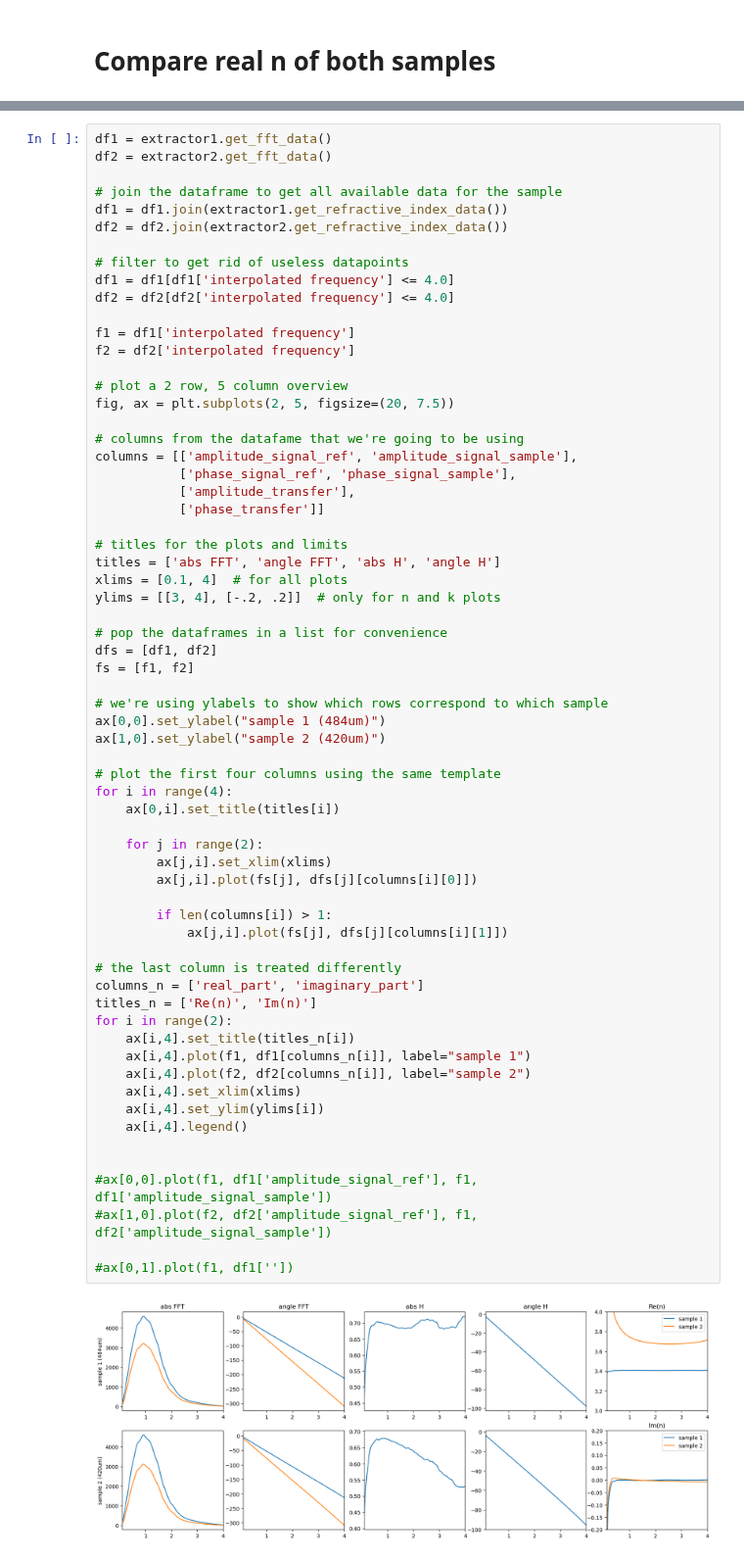
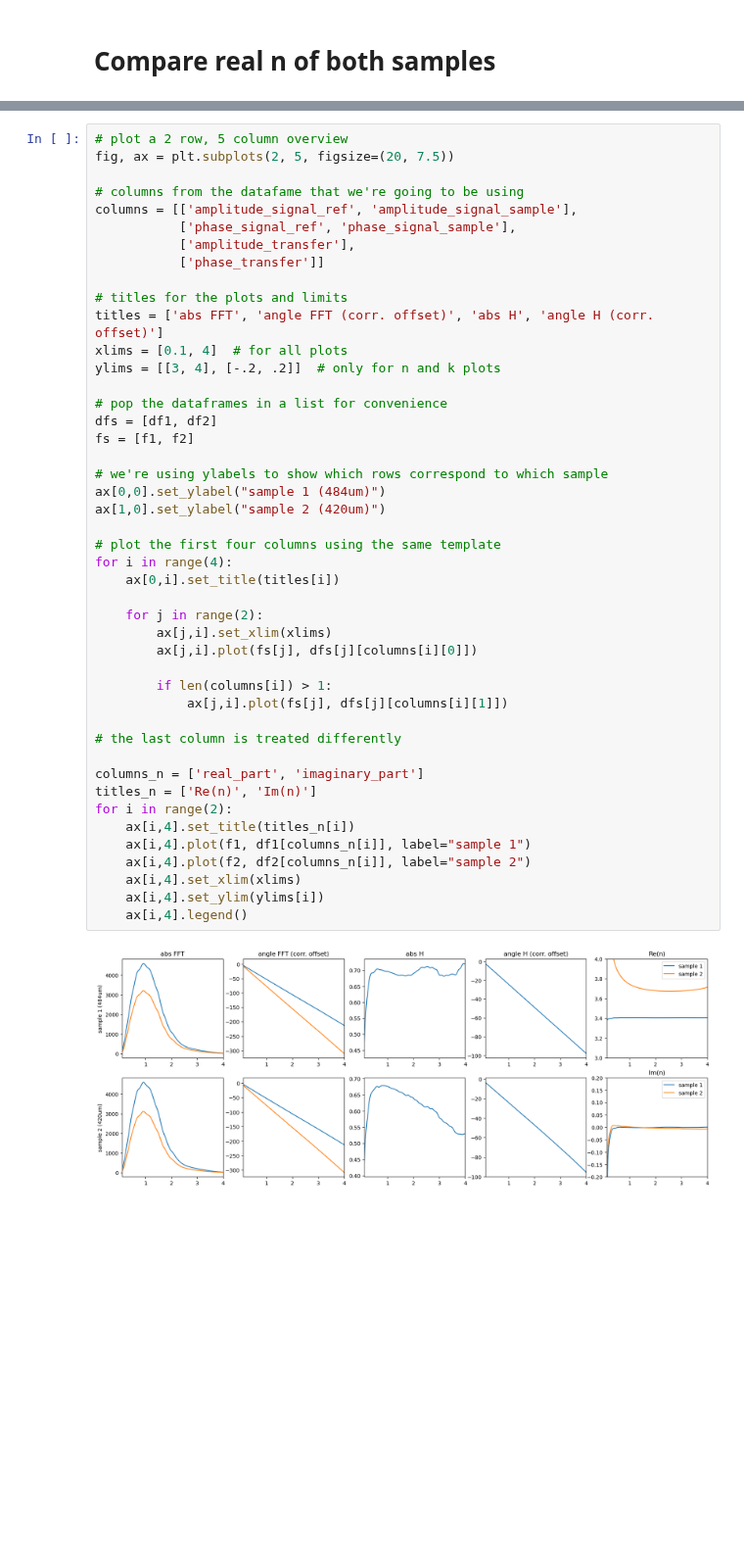
Before and after one commit to tls54/THz-TDS, a Jupyter notebook: Notebooks/gaas.ipynb, the cells around one changed output, grey strips where cells are left out. Shown at 98% size. Cells and saved outputs as stored; diff of their text form; blank space fills up the shorter version.

```diff
--- a/Notebooks/gaas.ipynb
+++ b/Notebooks/gaas.ipynb
@@ -74,18 +106,4 @@ print(np.mean(np.square(ps-f*a2)[finds]))
 # %%
-df1 = extractor1.get_fft_data()
-df2 = extractor2.get_fft_data()
-
-# join the dataframe to get all available data for the sample
-df1 = df1.join(extractor1.get_refractive_index_data())
-df2 = df2.join(extractor2.get_refractive_index_data())
-
-# filter to get rid of useless datapoints
-df1 = df1[df1['interpolated frequency'] <= 4.0]
-df2 = df2[df2['interpolated frequency'] <= 4.0]
-
-f1 = df1['interpolated frequency']
-f2 = df2['interpolated frequency']
-
 # plot a 2 row, 5 column overview
 fig, ax = plt.subplots(2, 5, figsize=(20, 7.5))
 
@@ -96,44 +114,39 @@ columns = [['amplitude_signal_ref', 'amplitude_signal_sample'],
            ['phase_transfer']]
 
 # titles for the plots and limits
-titles = ['abs FFT', 'angle FFT', 'abs H', 'angle H']
+titles = ['abs FFT', 'angle FFT (corr. offset)', 'abs H', 'angle H (corr. offset)']
 xlims = [0.1, 4]  # for all plots
 ylims = [[3, 4], [-.2, .2]]  # only for n and k plots
 
 # pop the dataframes in a list for convenience
 dfs = [df1, df2]
 fs = [f1, f2]
 
 # we're using ylabels to show which rows correspond to which sample
 ax[0,0].set_ylabel("sample 1 (484um)")
 ax[1,0].set_ylabel("sample 2 (420um)")
 
 # plot the first four columns using the same template
 for i in range(4):
     ax[0,i].set_title(titles[i])
 
     for j in range(2):
         ax[j,i].set_xlim(xlims)
         ax[j,i].plot(fs[j], dfs[j][columns[i][0]])
 
         if len(columns[i]) > 1:
             ax[j,i].plot(fs[j], dfs[j][columns[i][1]])
 
 # the last column is treated differently
+
 columns_n = ['real_part', 'imaginary_part']
 titles_n = ['Re(n)', 'Im(n)']
 for i in range(2):
     ax[i,4].set_title(titles_n[i])
     ax[i,4].plot(f1, df1[columns_n[i]], label="sample 1")
     ax[i,4].plot(f2, df2[columns_n[i]], label="sample 2")
     ax[i,4].set_xlim(xlims)
     ax[i,4].set_ylim(ylims[i])
     ax[i,4].legend()
-
-
-#ax[0,0].plot(f1, df1['amplitude_signal_ref'], f1, df1['amplitude_signal_sample'])
-#ax[1,0].plot(f2, df2['amplitude_signal_ref'], f1, df2['amplitude_signal_sample'])
-
-#ax[0,1].plot(f1, df1[''])
 # %% [output]
-[figure, old version]
+[figure, new version]
```
Also changed, not shown: parts of 5 cells of this notebook, 1 other file.
